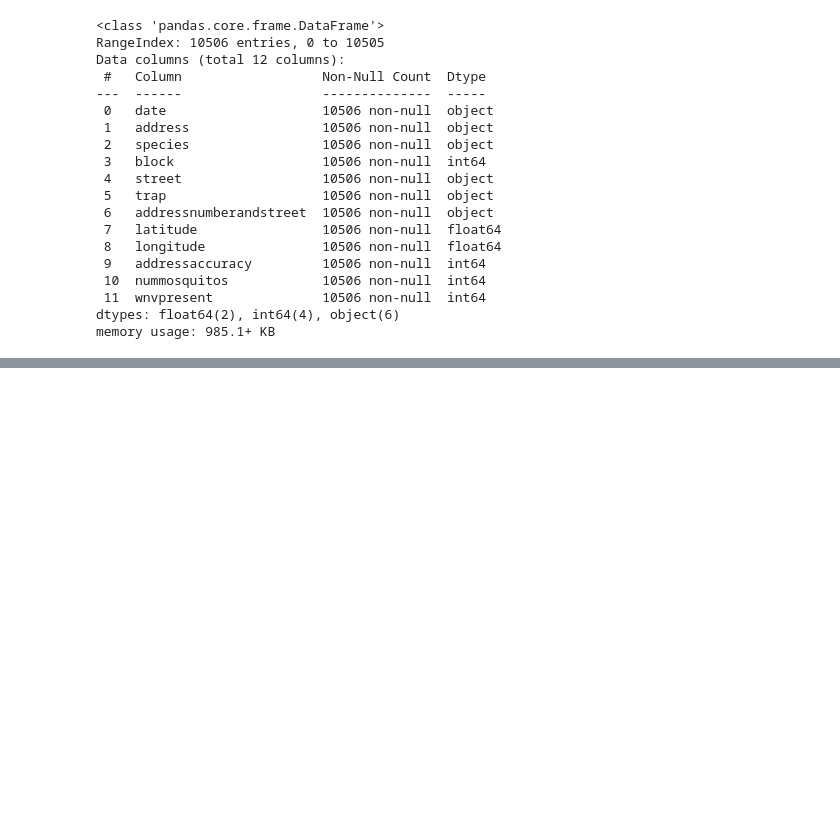
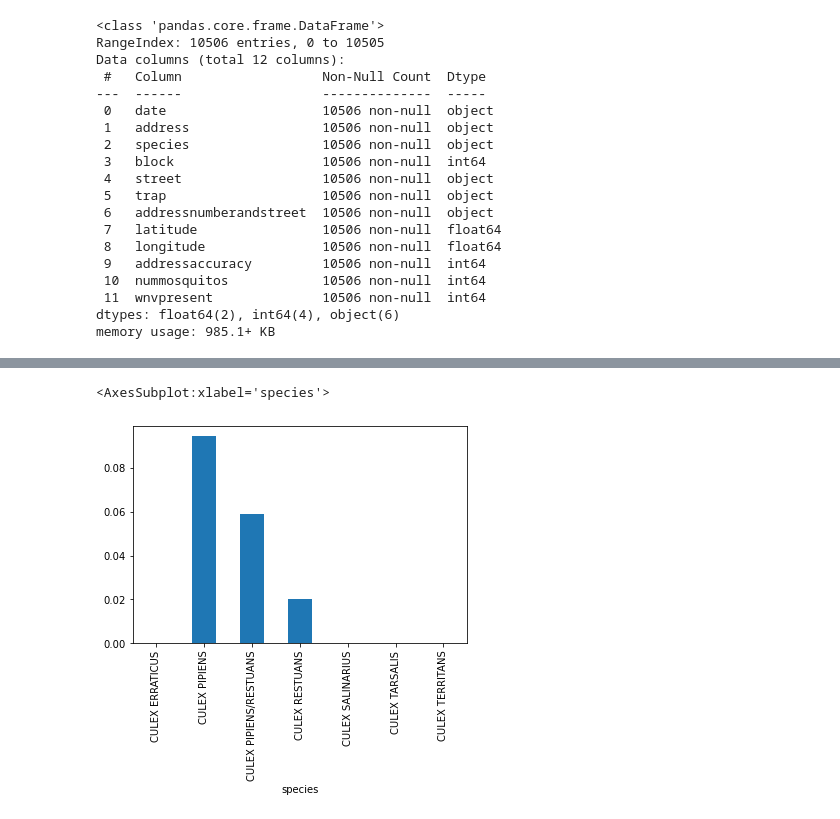
Before and after one commit to msamhz/GA-Project_4, a Jupyter notebook: code/test_data.ipynb, the cells around one changed output, grey strips where cells are left out. Cells and saved outputs as stored; diff of their text form; code cells hidden in the pictures; blank space fills up the shorter version.

```diff
--- a/code/test_data.ipynb
+++ b/code/test_data.ipynb
@@ -280,0 +245,5 @@ test['Date'].agg(['min', 'max']) # date range
+# %%
+train_1.groupby('species')['wnvpresent'].mean().plot.bar()
+# %% [output]
+<AxesSubplot:xlabel='species'>
+[figure, added]
```
Also changed, not shown: parts of 60 cells of this notebook.
